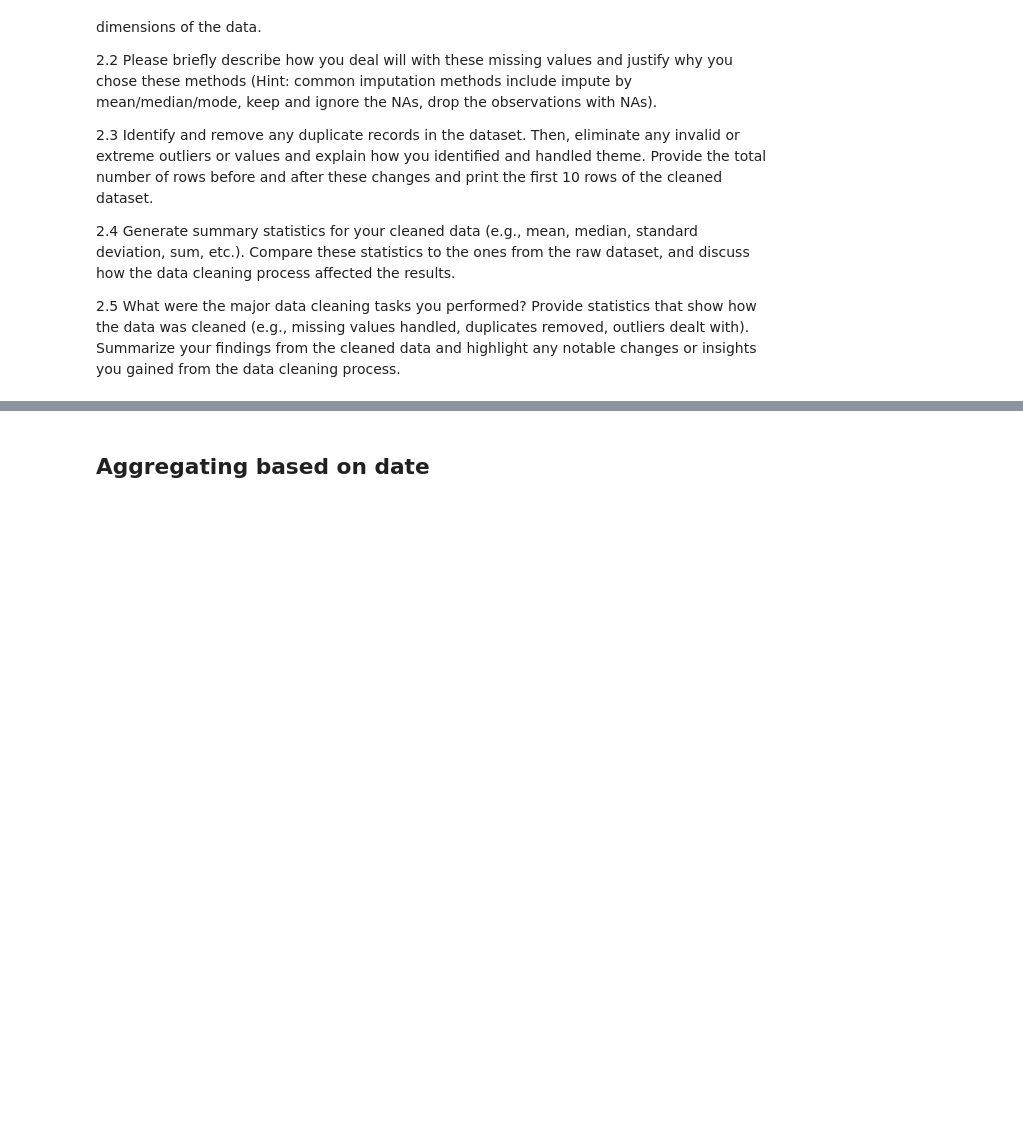
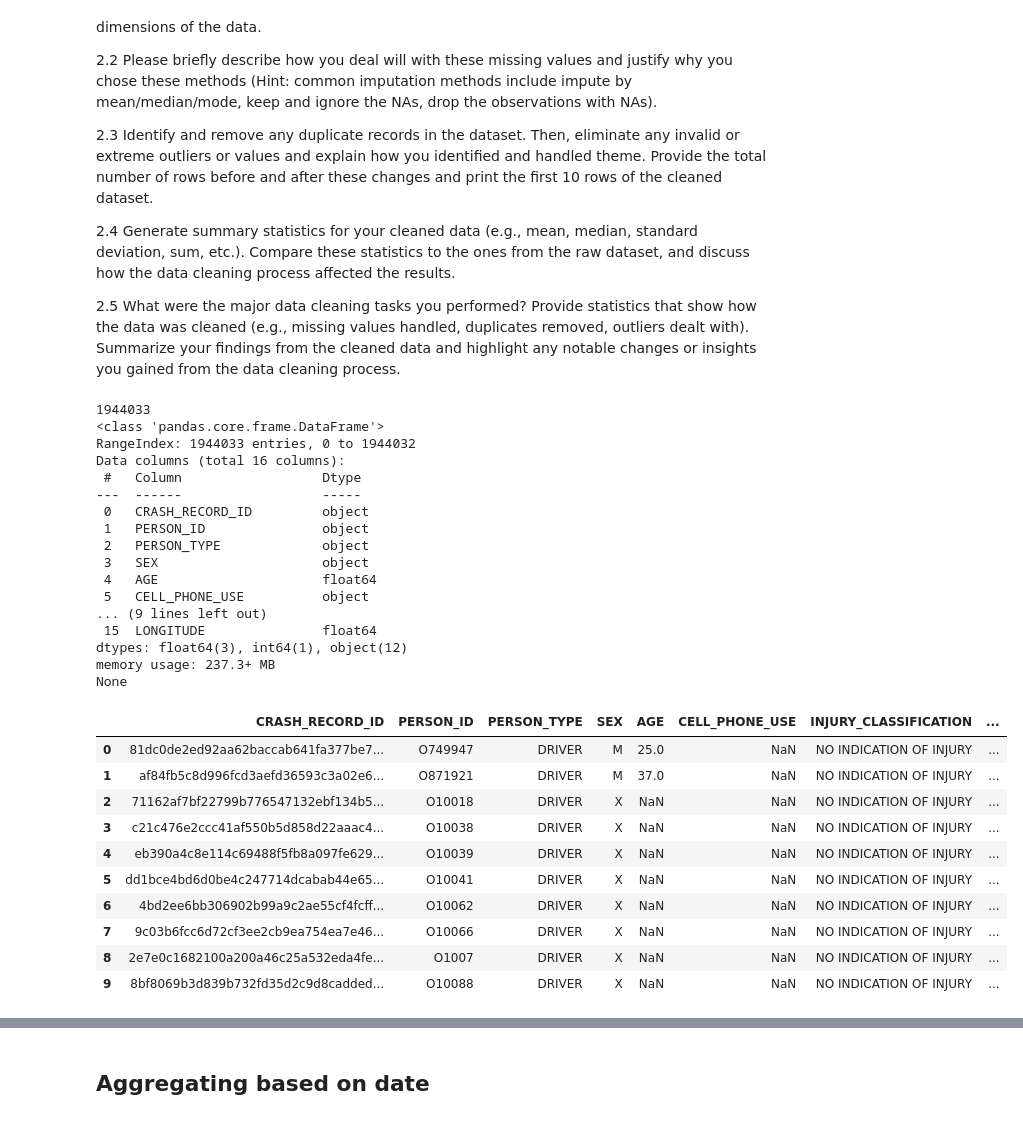
Before and after one commit to jessica-pei8/ChicagoPedestrianSafety, a Jupyter notebook: data project - milestone 1-1.ipynb, the cells around one changed output, grey strips where cells are left out. Cells and saved outputs as stored; diff of their text form; code cells hidden in the pictures; blank space fills up the shorter version.

```diff
--- a/data project - milestone 1-1.ipynb
+++ b/data project - milestone 1-1.ipynb
@@ -187,0 +197,5 @@ TODO 1:
+# %%
+Traffic_Crashes_Crashes=Traffic_Crashes_Crashes_df[['CRASH_RECORD_ID','CRASH_DATE','POSTED_SPEED_LIMIT','TRAFFIC_CONTROL_DEVICE','WEATHER_CONDITION','LIGHTING_CONDITION','LATITUDE','LONGITUDE']]
+print(len(Traffic_Crashes_Crashes))
+print(Traffic_Crashes_Crashes.info())
+Traffic_Crashes_Crashes.head(10)
@@ -204,0 +281,37 @@ Answer the following questions:
+# %%
+## TODO: Q2
+## 2.1-2: Variables that can have missing values: SEX(X), AGE(NaN), CELL_PHONE_USE(NaN), I will deal with missing values by keeping and ignoring the NAs because I want to focus on the location
+## of the most pedestrian collisions. But I will combine the two datasets together so that crashes that don't have pedestrians involved are dropped.
+merged_df = pd.merge(Traffic_Crashes_People, Traffic_Crashes_Crashes, on='CRASH_RECORD_ID', how='inner')
+print(len(merged_df))
+print(merged_df.info())
+merged_df.head(10)
+# %% [output]
+1944033
+<class 'pandas.core.frame.DataFrame'>
+RangeIndex: 1944033 entries, 0 to 1944032
+Data columns (total 16 columns):
+ #   Column                  Dtype
+---  ------                  -----
+ 0   CRASH_RECORD_ID         object
+ 1   PERSON_ID               object
+ 2   PERSON_TYPE             object
+ 3   SEX                     object
+ 4   AGE                     float64
+ 5   CELL_PHONE_USE          object
+... (9 lines left out)
+ 15  LONGITUDE               float64
+dtypes: float64(3), int64(1), object(12)
+memory usage: 237.3+ MB
+None
+|  | CRASH_RECORD_ID | PERSON_ID | PERSON_TYPE | SEX | AGE | CELL_PHONE_USE | INJURY_CLASSIFICATION | ... |
+| 0 | 81dc0de2ed92aa62baccab641fa377be7... | O749947 | DRIVER | M | 25.0 | NaN | NO INDICATION OF INJURY | ... |
+| 1 | af84fb5c8d996fcd3aefd36593c3a02e6... | O871921 | DRIVER | M | 37.0 | NaN | NO INDICATION OF INJURY | ... |
+| 2 | 71162af7bf22799b776547132ebf134b5... | O10018 | DRIVER | X | NaN | NaN | NO INDICATION OF INJURY | ... |
+| 3 | c21c476e2ccc41af550b5d858d22aaac4... | O10038 | DRIVER | X | NaN | NaN | NO INDICATION OF INJURY | ... |
+| 4 | eb390a4c8e114c69488f5fb8a097fe629... | O10039 | DRIVER | X | NaN | NaN | NO INDICATION OF INJURY | ... |
+| 5 | dd1bce4bd6d0be4c247714dcabab44e65... | O10041 | DRIVER | X | NaN | NaN | NO INDICATION OF INJURY | ... |
+| 6 | 4bd2ee6bb306902b99a9c2ae55cf4fcff... | O10062 | DRIVER | X | NaN | NaN | NO INDICATION OF INJURY | ... |
+| 7 | 9c03b6fcc6d72cf3ee2cb9ea754ea7e46... | O10066 | DRIVER | X | NaN | NaN | NO INDICATION OF INJURY | ... |
+| 8 | 2e7e0c1682100a200a46c25a532eda4fe... | O1007 | DRIVER | X | NaN | NaN | NO INDICATION OF INJURY | ... |
+| 9 | 8bf8069b3d839b732fd35d2c9d8cadded... | O10088 | DRIVER | X | NaN | NaN | NO INDICATION OF INJURY | ... |
```
Also changed, not shown: parts of 21 cells of this notebook.
